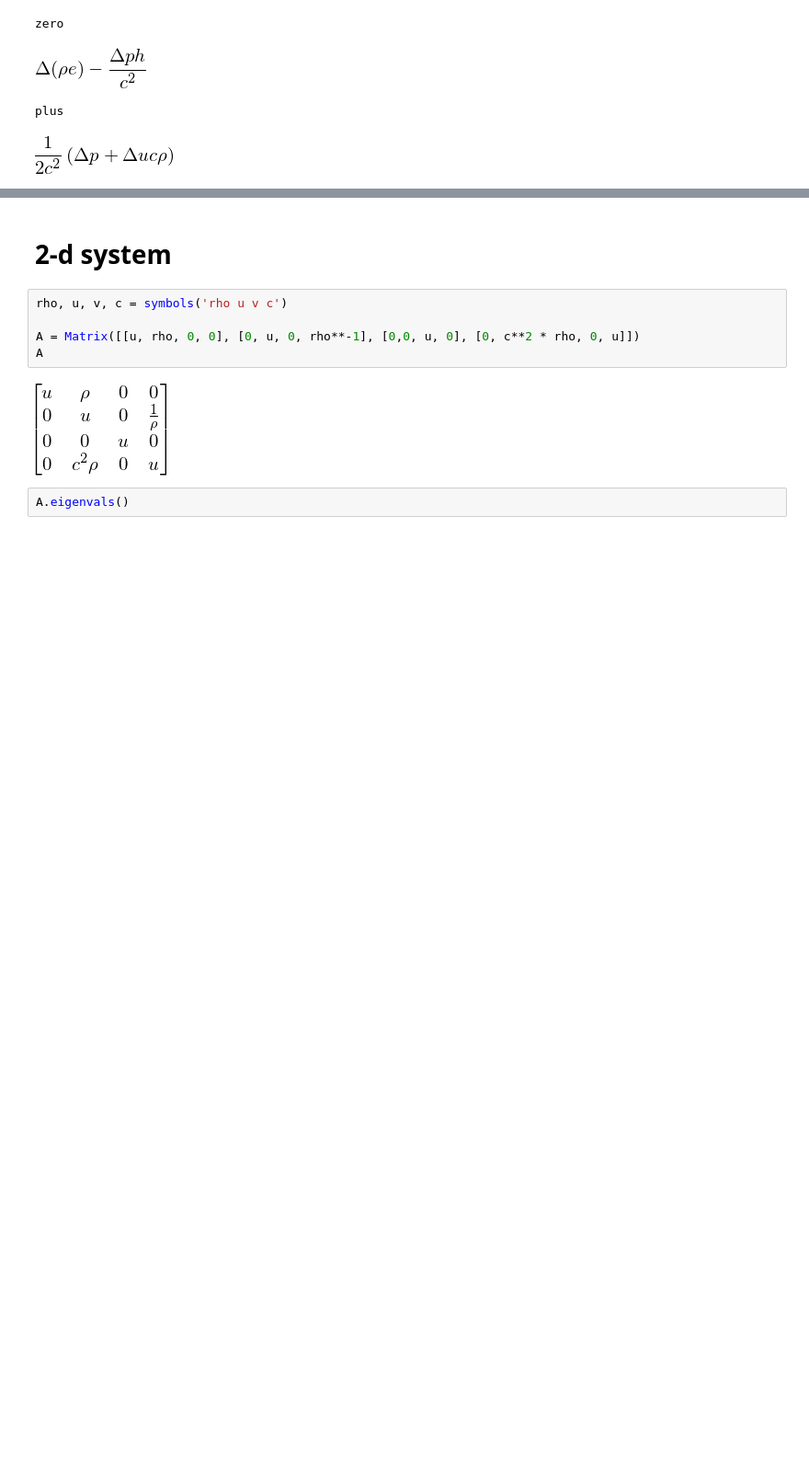
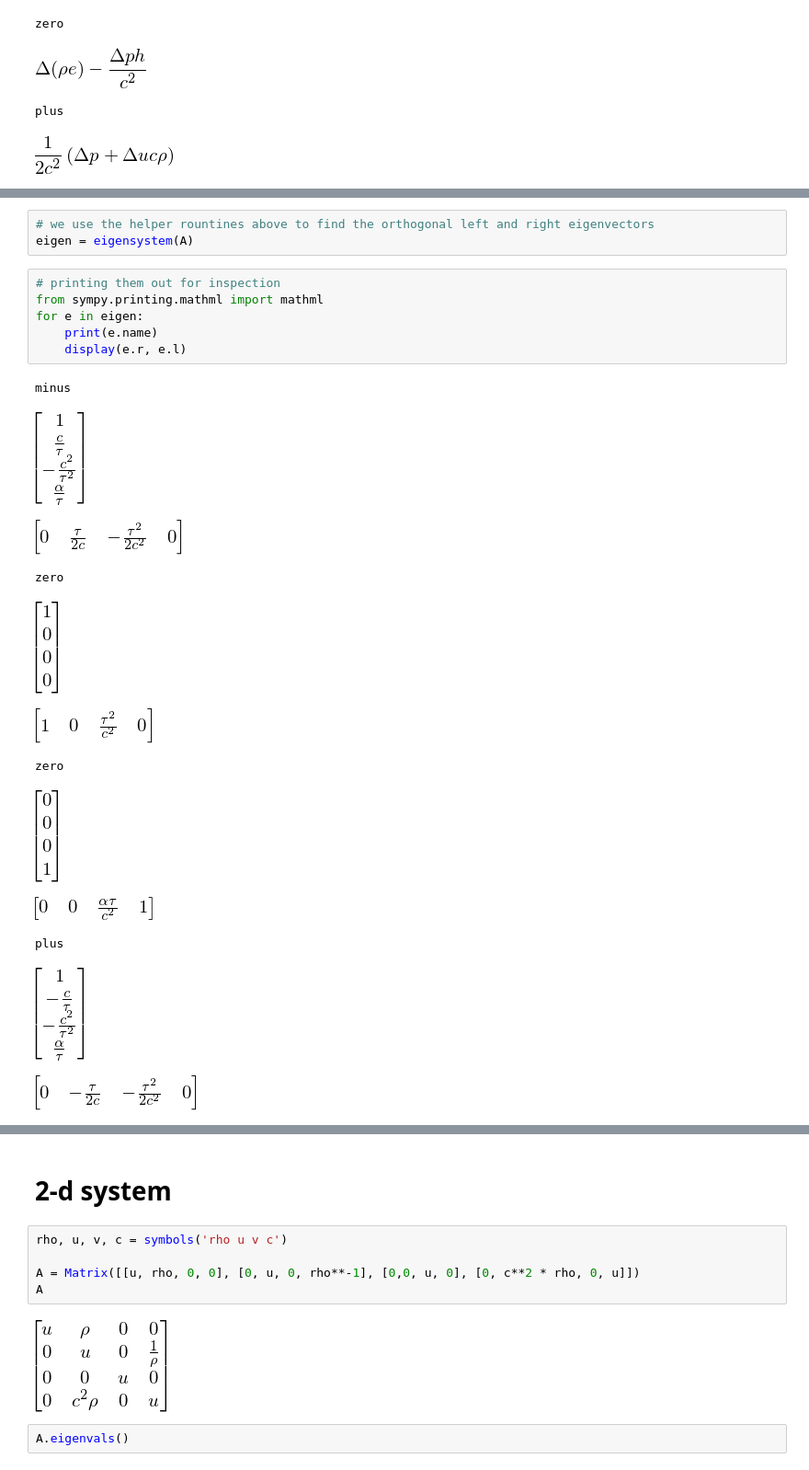
Before and after one commit to python-hydro/hydro_examples, a Jupyter notebook: compressible/euler-generaleos.ipynb, the cells around one changed output, grey strips where cells are left out. Shown: that part at 92% size. Drawn from its saved outputs; the diff is of its cells as text; blank space fills up the shorter version.

```diff
--- a/compressible/euler-generaleos.ipynb
+++ b/compressible/euler-generaleos.ipynb
@@ -199,0 +261,22 @@ plus
+# %%
+# we use the helper rountines above to find the orthogonal left and right eigenvectors
+eigen = eigensystem(A)
+# %%
+# printing them out for inspection
+from sympy.printing.mathml import mathml
+for e in eigen:
+    print(e.name)
+    display(e.r, e.l)
+# %% [output]
+minus
+[figure, added]
+[figure, added]
+zero
+[figure, added]
+[figure, added]
+zero
+[figure, added]
+[figure, added]
+plus
+[figure, added]
+[figure, added]
```
Also changed, not shown: parts of 24 cells of this notebook.
